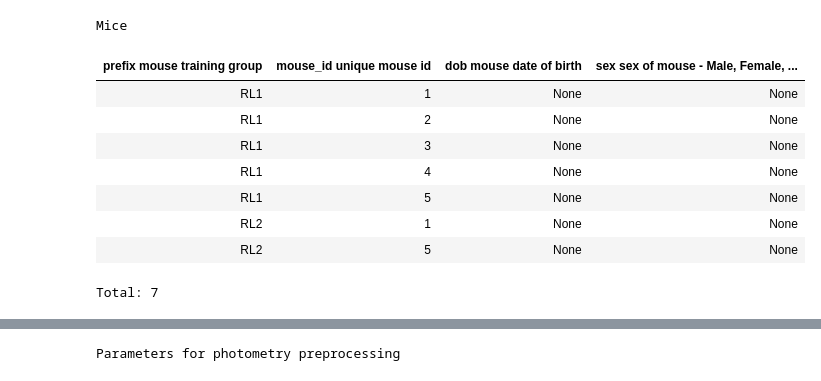
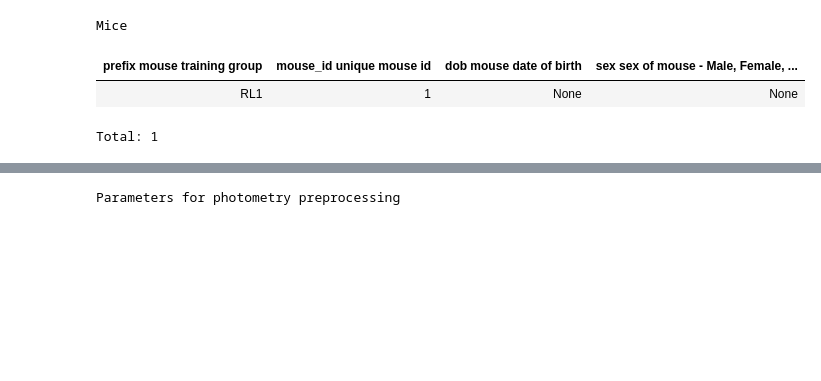
Before and after one commit to FelixHub/serotonin_model, a Jupyter notebook: src/serotonindata/visualizations.ipynb, the cells around one changed output, grey strips where cells are left out. Cells and saved outputs as stored; diff of their text form; code cells hidden in the pictures; blank space fills up the shorter version.

```diff
--- a/src/serotonindata/visualizations.ipynb
+++ b/src/serotonindata/visualizations.ipynb
@@ -22,29 +22,23 @@ connect_noTLS()
 # %%
 from foundation_tables import Mouse
 
 # First, add our mice
 mice = [{"prefix" : "RL1" , "mouse_id" : 1},
-        {"prefix" : "RL2" , "mouse_id" : 1},
-        {"prefix" : "RL1" , "mouse_id" : 2},
-        {"prefix" : "RL1" , "mouse_id" : 3},
-        {"prefix" : "RL1" , "mouse_id" : 4},
-        {"prefix" : "RL1" , "mouse_id" : 5},
-        {"prefix" : "RL2" , "mouse_id" : 5},
+        # {"prefix" : "RL2" , "mouse_id" : 1},
+        # {"prefix" : "RL1" , "mouse_id" : 2},
+        # {"prefix" : "RL1" , "mouse_id" : 3},
+        # {"prefix" : "RL1" , "mouse_id" : 4},
+        # {"prefix" : "RL1" , "mouse_id" : 5},
+        # {"prefix" : "RL2" , "mouse_id" : 5},
         ]
 mouse = Mouse()
 mouse.insert(mice, skip_duplicates=True)
 Mouse() # should now show RL1_1 and RL1_5 in table
 # %% [output]
 Mice
 | prefix mouse training group | mouse_id unique mouse id | dob mouse date of birth | sex sex of mouse - Male, Female, ... |
 | RL1 | 1 | None | None |
-| RL1 | 2 | None | None |
-| RL1 | 3 | None | None |
-| RL1 | 4 | None | None |
-| RL1 | 5 | None | None |
-| RL2 | 1 | None | None |
-| RL2 | 5 | None | None |
-Total: 7
+Total: 1
 # %%
 from foundation_tables import Date
 from dj_utils import update_date
```
Also changed, not shown: parts of 15 cells of this notebook, 9 other files.
